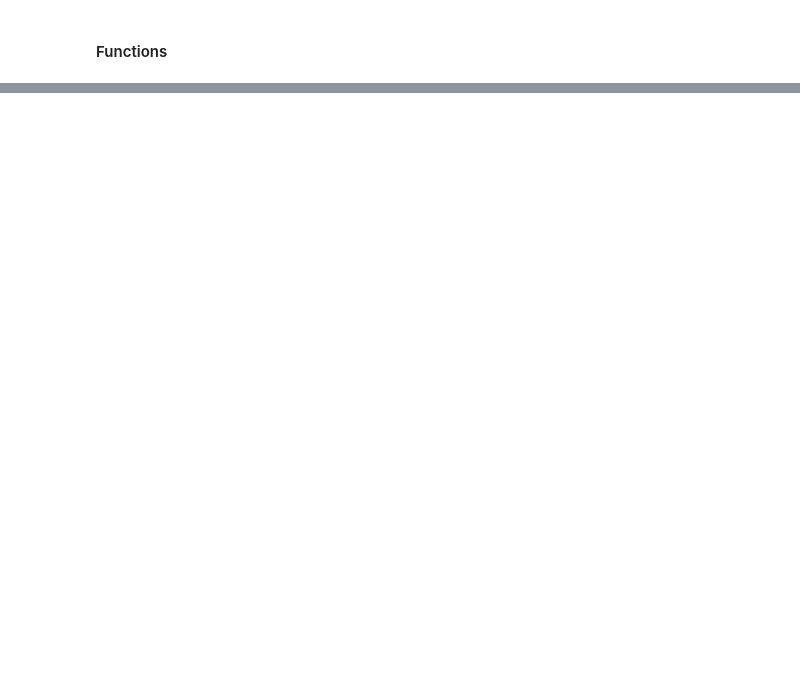
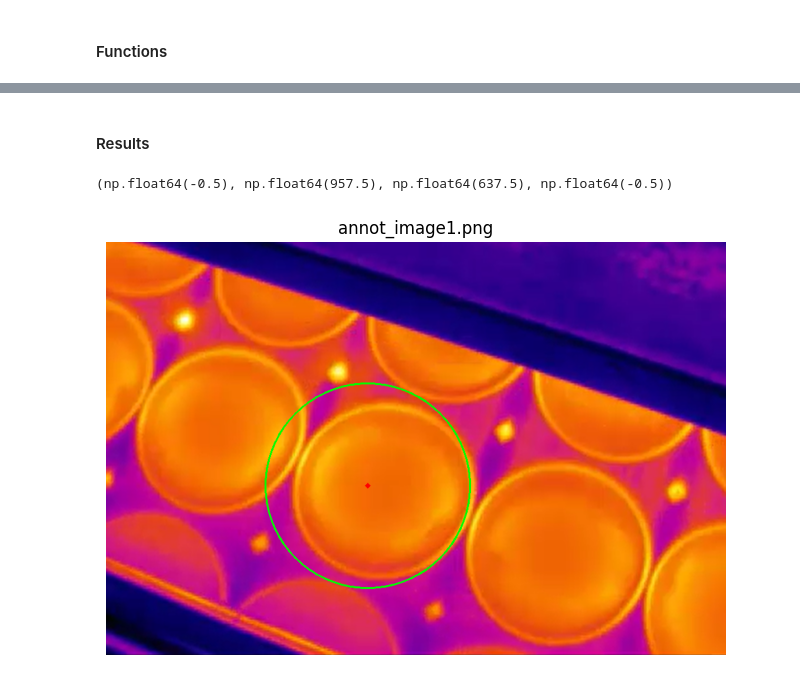
Before and after one commit to AlejandraCordero/AVPR_Assignment01, a Jupyter notebook: assignment01.ipynb, the cells around one changed output, grey strips where cells are left out. Drawn from its saved outputs; the diff is of its cells as text; code cells hidden in the pictures; blank space fills up the shorter version.

```diff
--- a/assignment01.ipynb
+++ b/assignment01.ipynb
@@ -92,0 +122,13 @@ def circularity(cnt):
+# %% [markdown]
+#### Results
+# %%
+example = sorted(os.listdir(OUTPUT_DIR))[0]
+path = os.path.join(OUTPUT_DIR, example)
+
+img = cv2.imread(path)
+plt.imshow(cv2.cvtColor(img, cv2.COLOR_BGR2RGB))
+plt.title(example)
+plt.axis("off")
+# %% [output]
+(np.float64(-0.5), np.float64(957.5), np.float64(637.5), np.float64(-0.5))
+[figure, added]
```
Also changed, not shown: parts of 4 cells of this notebook, 7 other files.
